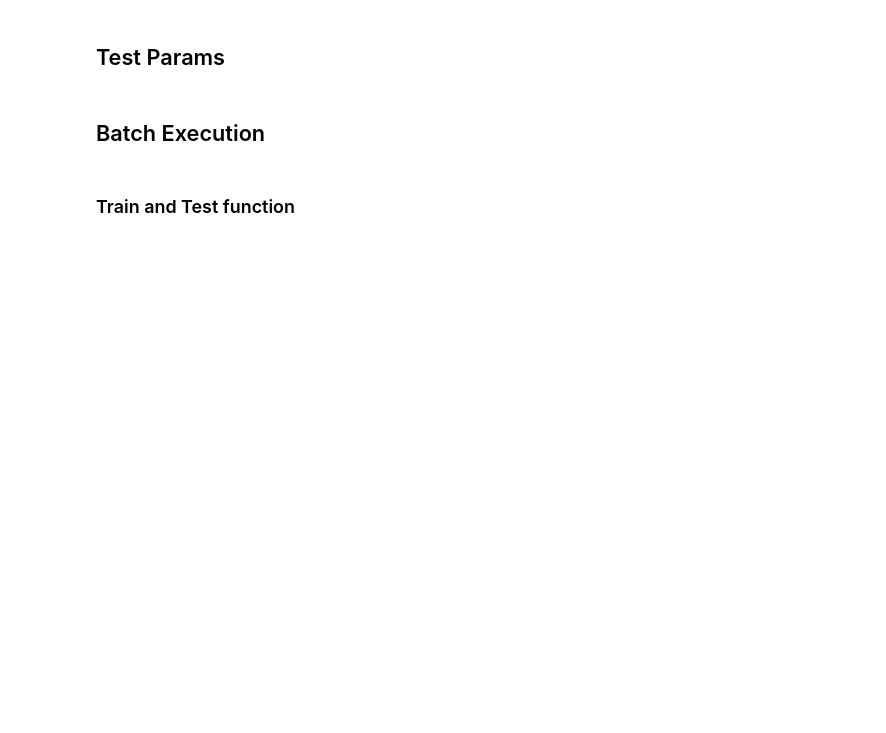
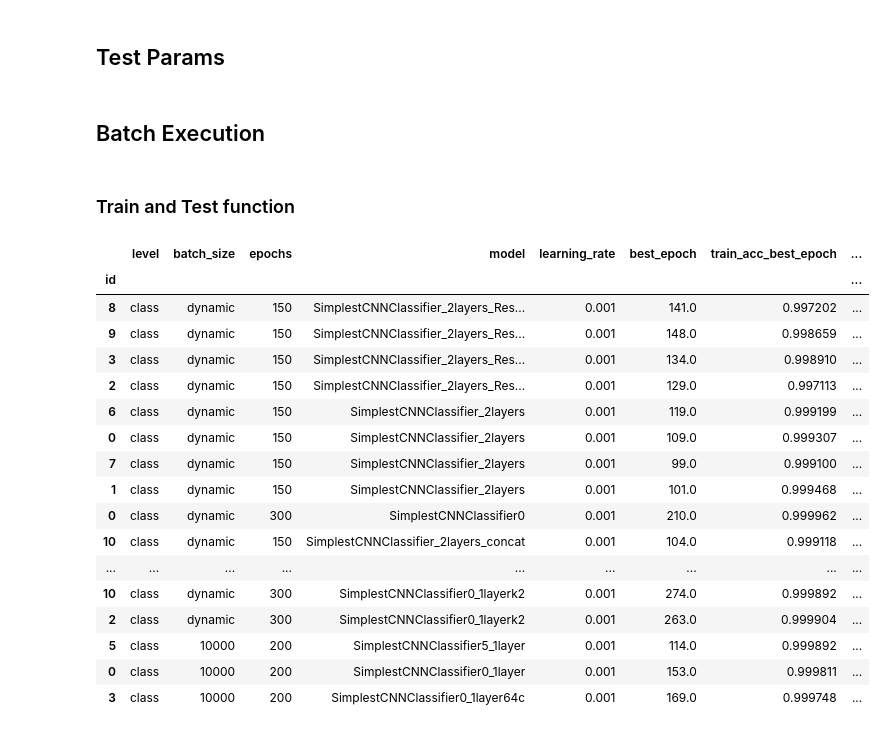
Before and after one commit to GSFrainer/taxonomy_classification, a Jupyter notebook: CNN/batch_run.ipynb, the cells around one changed output. Cells and saved outputs as stored; diff of their text form; code cells hidden in the pictures; blank space fills up the shorter version.

```diff
--- a/CNN/batch_run.ipynb
+++ b/CNN/batch_run.ipynb
@@ -1433,2 +2515,31 @@ for level in levels:
 
 clear()
+# %%
+rs = [
+pd.read_csv("/home/stark/Members/Gustavo/Masters/CNN/results/summarized/1732584865_models_train_test_13.csv", index_col="id", usecols=['id','level', 'batch_size', 'epochs','model', 'learning_rate', 'error', 'best_epoch', 'train_acc_best_epoch','test_acc_best_epoch']),
+pd.read_csv("/home/stark/Members/Gustavo/Masters/CNN/results/summarized/1732571273_models_train_test_9.csv", index_col="id", usecols=['id','level', 'batch_size', 'epochs','model', 'learning_rate', 'error', 'best_epoch', 'train_acc_best_epoch','test_acc_best_epoch']),
+pd.read_csv("/home/stark/Members/Gustavo/Masters/CNN/results/summarized/1732649724_models_train_test_12.csv", index_col="id", usecols=['id','level', 'batch_size', 'epochs','model', 'learning_rate', 'error', 'best_epoch', 'train_acc_best_epoch','test_acc_best_epoch']),
+pd.read_csv("/home/stark/Members/Gustavo/Masters/CNN/results/summarized/1732491598_models_train_test_6.csv", index_col="id", usecols=['id','level', 'batch_size', 'epochs','model', 'learning_rate', 'error', 'best_epoch', 'train_acc_best_epoch','test_acc_best_epoch']),
+]
+
+rs = pd.concat(rs)
+rs.loc[rs["error"].isna()].drop(columns=["error"]).sort_values(by=["level", "test_acc_best_epoch"], ascending=[True, False])
+# %% [output]
+|  | level | batch_size | epochs | model | learning_rate | best_epoch | train_acc_best_epoch | ... |
+| id |  |  |  |  |  |  |  | ... |
+| 8 | class | dynamic | 150 | SimplestCNNClassifier_2layers_Res... | 0.001 | 141.0 | 0.997202 | ... |
+| 9 | class | dynamic | 150 | SimplestCNNClassifier_2layers_Res... | 0.001 | 148.0 | 0.998659 | ... |
+| 3 | class | dynamic | 150 | SimplestCNNClassifier_2layers_Res... | 0.001 | 134.0 | 0.998910 | ... |
+| 2 | class | dynamic | 150 | SimplestCNNClassifier_2layers_Res... | 0.001 | 129.0 | 0.997113 | ... |
+| 6 | class | dynamic | 150 | SimplestCNNClassifier_2layers | 0.001 | 119.0 | 0.999199 | ... |
+| 0 | class | dynamic | 150 | SimplestCNNClassifier_2layers | 0.001 | 109.0 | 0.999307 | ... |
+| 7 | class | dynamic | 150 | SimplestCNNClassifier_2layers | 0.001 | 99.0 | 0.999100 | ... |
+| 1 | class | dynamic | 150 | SimplestCNNClassifier_2layers | 0.001 | 101.0 | 0.999468 | ... |
+| 0 | class | dynamic | 300 | SimplestCNNClassifier0 | 0.001 | 210.0 | 0.999962 | ... |
+| 10 | class | dynamic | 150 | SimplestCNNClassifier_2layers_concat | 0.001 | 104.0 | 0.999118 | ... |
+| ... | ... | ... | ... | ... | ... | ... | ... | ... |
+| 10 | class | dynamic | 300 | SimplestCNNClassifier0_1layerk2 | 0.001 | 274.0 | 0.999892 | ... |
+| 2 | class | dynamic | 300 | SimplestCNNClassifier0_1layerk2 | 0.001 | 263.0 | 0.999904 | ... |
+| 5 | class | 10000 | 200 | SimplestCNNClassifier5_1layer | 0.001 | 114.0 | 0.999892 | ... |
+| 0 | class | 10000 | 200 | SimplestCNNClassifier0_1layer | 0.001 | 153.0 | 0.999811 | ... |
+| 3 | class | 10000 | 200 | SimplestCNNClassifier0_1layer64c | 0.001 | 169.0 | 0.999748 | ... |
```
Also changed, not shown: parts of 37 cells of this notebook, 1 other file.
